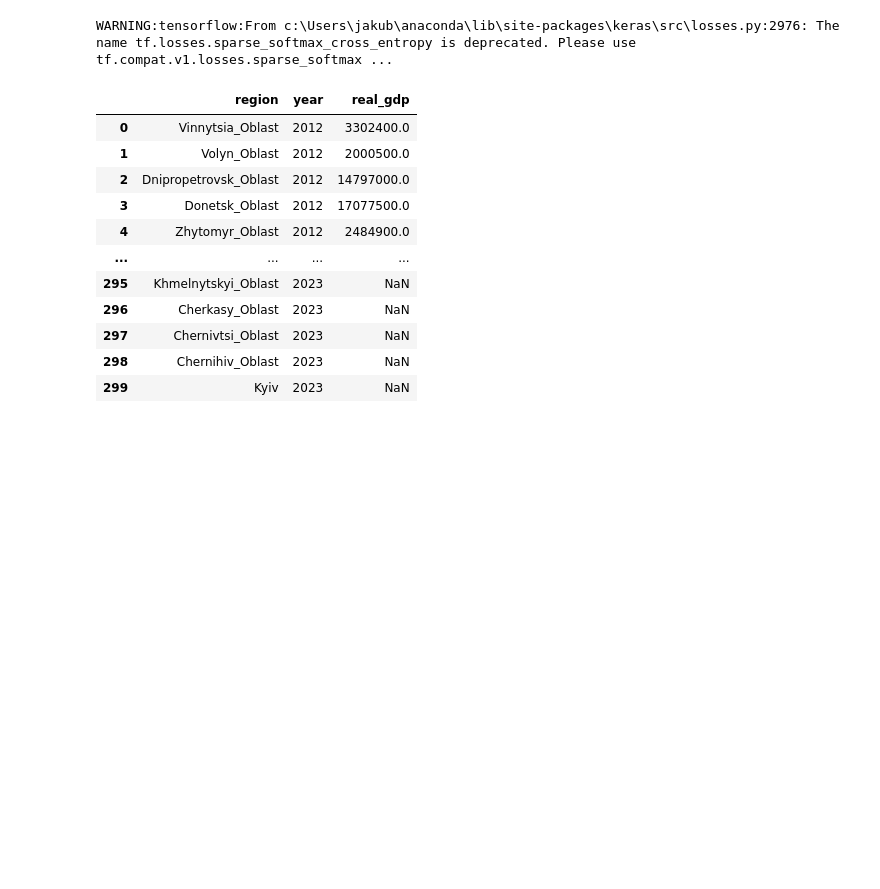
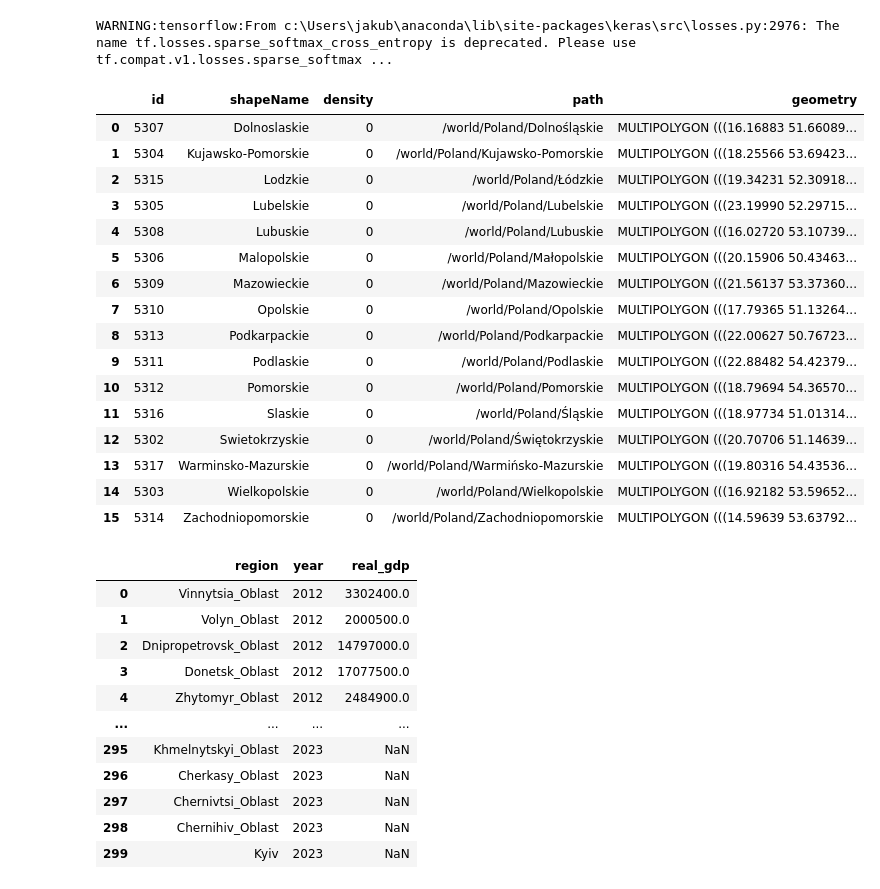
Before and after one commit to lollex90/masters-diss, a Jupyter notebook: main.ipynb, the cells around one changed output. Cells and saved outputs as stored; diff of their text form; code cells hidden in the pictures; blank space fills up the shorter version.

```diff
--- a/main.ipynb
+++ b/main.ipynb
@@ -20,5 +20,35 @@ import matplotlib.pyplot as plt
 from sklearn.preprocessing import StandardScaler
 # %% [output]
 WARNING:tensorflow:From c:\Users\jakub\anaconda\lib\site-packages\keras\src\losses.py:2976: The name tf.losses.sparse_softmax_cross_entropy is deprecated. Please use tf.compat.v1.losses.sparse_softmax ...
+# %%
+country_polygons = gpd.read_file('poland_boundaries.geojson')
+# %%
+country_polygons
+
+# change names according to pol_region_map
+country_polygons['name'] = country_polygons['name'].apply(lambda x: pol_region_map[x])
+
+# rename name to shapeName
+country_polygons.rename(columns={'name': 'shapeName'}, inplace=True)
+# %%
+country_polygons
+# %% [output]
+|  | id | shapeName | density | path | geometry |
+| 0 | 5307 | Dolnoslaskie | 0 | /world/Poland/Dolnośląskie | MULTIPOLYGON (((16.16883 51.66089... |
+| 1 | 5304 | Kujawsko-Pomorskie | 0 | /world/Poland/Kujawsko-Pomorskie | MULTIPOLYGON (((18.25566 53.69423... |
+| 2 | 5315 | Lodzkie | 0 | /world/Poland/Łódzkie | MULTIPOLYGON (((19.34231 52.30918... |
+| 3 | 5305 | Lubelskie | 0 | /world/Poland/Lubelskie | MULTIPOLYGON (((23.19990 52.29715... |
+| 4 | 5308 | Lubuskie | 0 | /world/Poland/Lubuskie | MULTIPOLYGON (((16.02720 53.10739... |
+| 5 | 5306 | Malopolskie | 0 | /world/Poland/Małopolskie | MULTIPOLYGON (((20.15906 50.43463... |
+| 6 | 5309 | Mazowieckie | 0 | /world/Poland/Mazowieckie | MULTIPOLYGON (((21.56137 53.37360... |
+| 7 | 5310 | Opolskie | 0 | /world/Poland/Opolskie | MULTIPOLYGON (((17.79365 51.13264... |
+| 8 | 5313 | Podkarpackie | 0 | /world/Poland/Podkarpackie | MULTIPOLYGON (((22.00627 50.76723... |
+| 9 | 5311 | Podlaskie | 0 | /world/Poland/Podlaskie | MULTIPOLYGON (((22.88482 54.42379... |
+| 10 | 5312 | Pomorskie | 0 | /world/Poland/Pomorskie | MULTIPOLYGON (((18.79694 54.36570... |
+| 11 | 5316 | Slaskie | 0 | /world/Poland/Śląskie | MULTIPOLYGON (((18.97734 51.01314... |
+| 12 | 5302 | Swietokrzyskie | 0 | /world/Poland/Świętokrzyskie | MULTIPOLYGON (((20.70706 51.14639... |
+| 13 | 5317 | Warminsko-Mazurskie | 0 | /world/Poland/Warmińsko-Mazurskie | MULTIPOLYGON (((19.80316 54.43536... |
+| 14 | 5303 | Wielkopolskie | 0 | /world/Poland/Wielkopolskie | MULTIPOLYGON (((16.92182 53.59652... |
+| 15 | 5314 | Zachodniopomorskie | 0 | /world/Poland/Zachodniopomorskie | MULTIPOLYGON (((14.59639 53.63792... |
 # %%
 # this script is used only once to generate the regional images for each year
```
Also changed, not shown: parts of 6 cells of this notebook, 5 other files.
